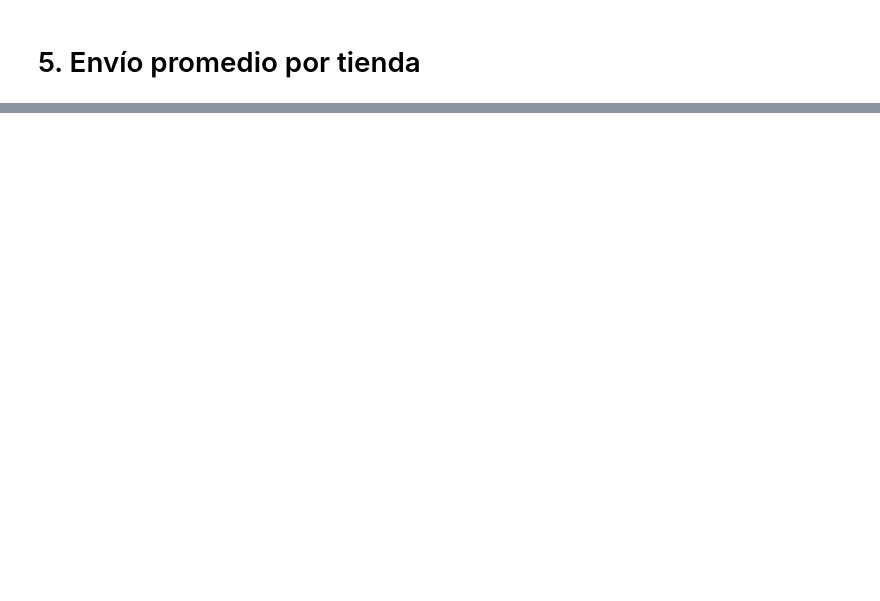
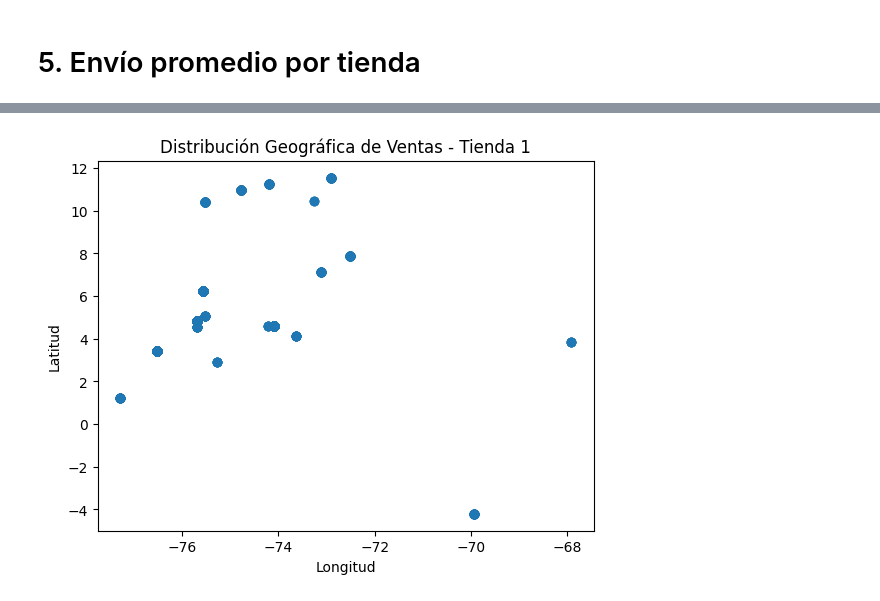
Before and after one commit to SaraRapalino/lura-store-data-science, a Jupyter notebook: AluraStoreLatam.ipynb, the cells around one changed output, grey strips where cells are left out. Cells and saved outputs as stored; diff of their text form; code cells hidden in the pictures; blank space fills up the shorter version.

```diff
--- a/AluraStoreLatam.ipynb
+++ b/AluraStoreLatam.ipynb
@@ -113,0 +238,8 @@ dtype: int64
+# %%
+plt.scatter(tienda["lon"], tienda["lat"])
+plt.title("Distribución Geográfica de Ventas - Tienda 1")
+plt.xlabel("Longitud")
+plt.ylabel("Latitud")
+plt.show()
+# %% [output]
+[figure, added]
```
Also changed, not shown: parts of 10 cells of this notebook.
